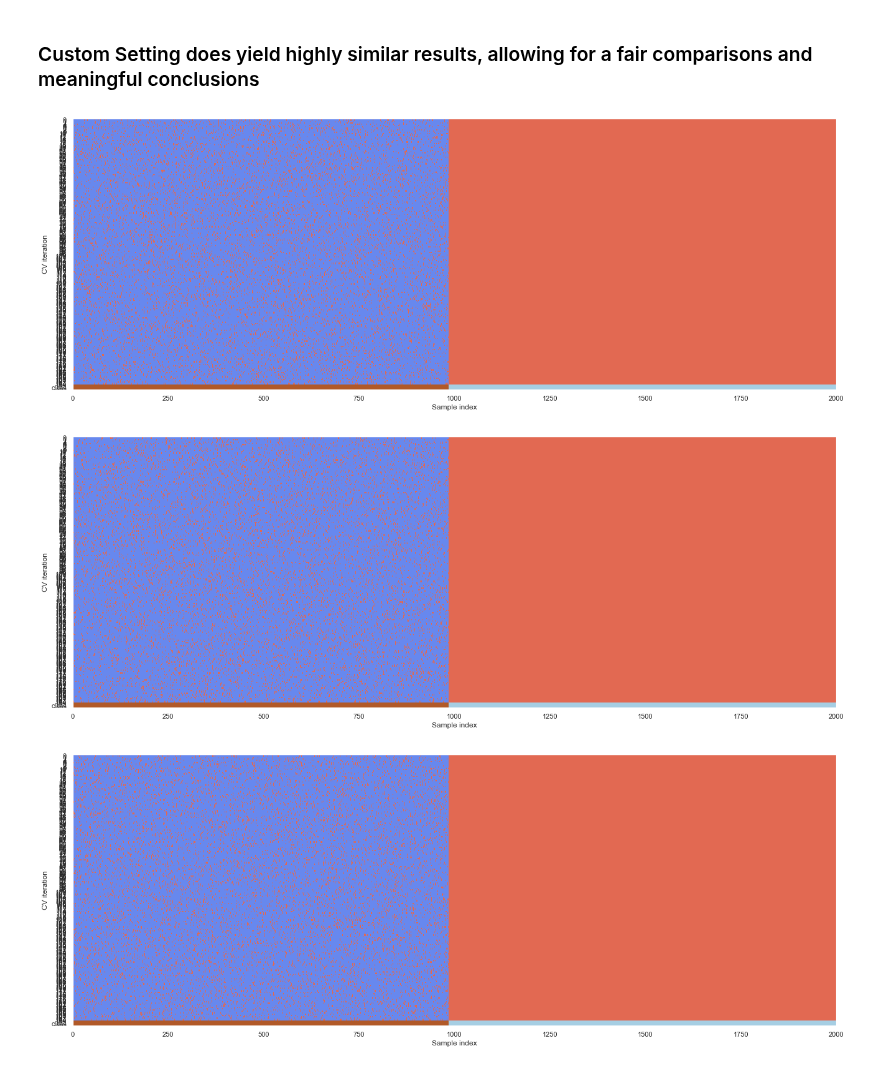
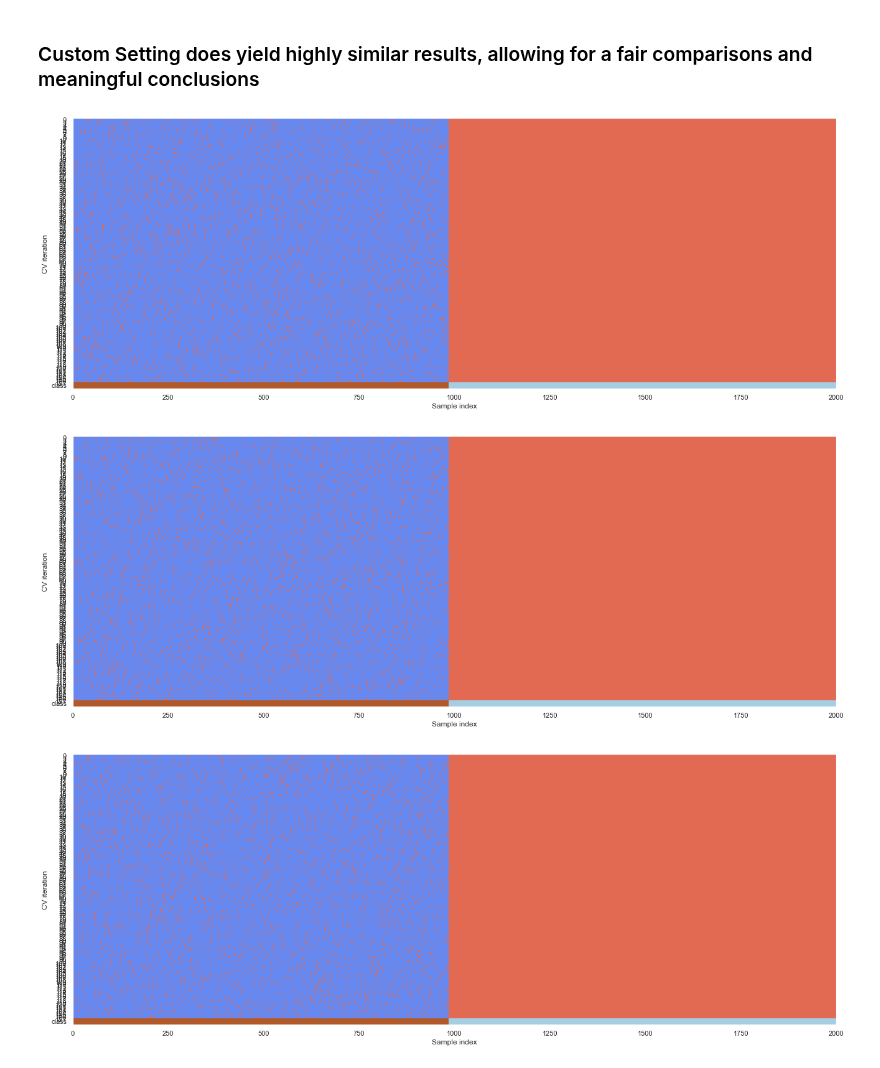
Before and after one commit to berni-lehner/structural_health_monitoring, a Jupyter notebook: notebooks/synthetic_anomaly_AA.ipynb, the cells around one changed output. Cells and saved outputs as stored; diff of their text form; code cells hidden in the pictures.

```diff
--- a/notebooks/synthetic_anomaly_AA.ipynb
+++ b/notebooks/synthetic_anomaly_AA.ipynb
@@ -179,5 +179,5 @@ for cv_ in cv:
 # %%
-results = classification_benchmark(X=X[:,0:5], y=y,
+results = classification_benchmark(X=X, y=y,
                                    models=pipelines,
                                    cv=cv,
                                    scoring=scoring,
@@ -205,13 +205,13 @@ for key in results.columns[2:-1]:
 # %% [markdown]
 ### Custom Setting does yield highly similar results, allowing for a fair comparisons and meaningful conclusions
 # %%
-cv = RepeatedAnomalyShuffleSplit(Xpos, Xneg, n_splits=196, test_size=.1, n_repeats=n_repeats, random_state=random_state)
+cv = RepeatedAnomalyShuffleSplit(Xpos, Xneg, n_splits=128, test_size=.05, n_repeats=n_repeats, random_state=random_state)
 
 for cv_ in cv:
     fig, ax = plt.subplots()
     ax = plot_cv_indices(cv_, X, y, ax)
     ax.set(xlim=[0, 2000])
 # %% [output]
-[figure, old version]
+[figure, new version]
-[figure, old version]
+[figure, new version]
-[figure, old version]
+[figure, new version]
```
Also changed, not shown: parts of 7 cells of this notebook, 1 other file.
